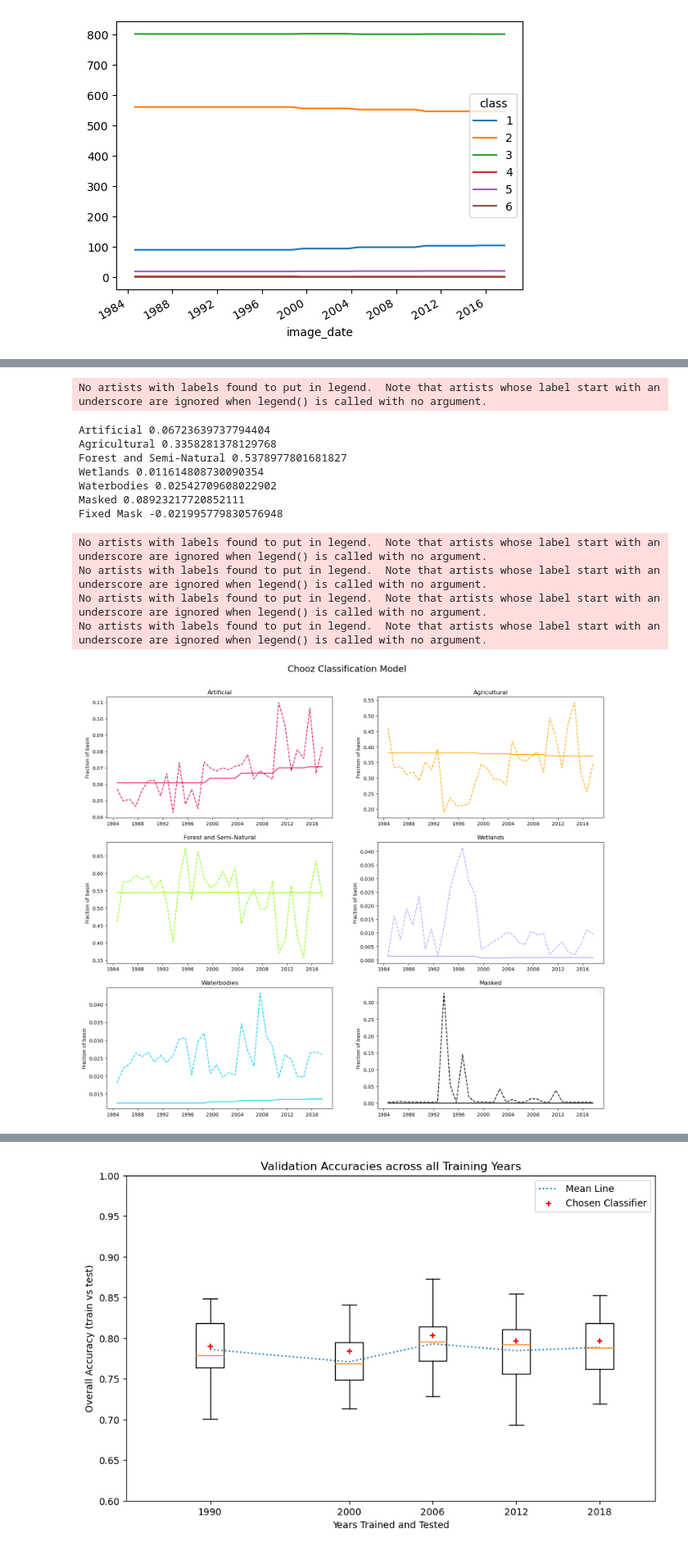
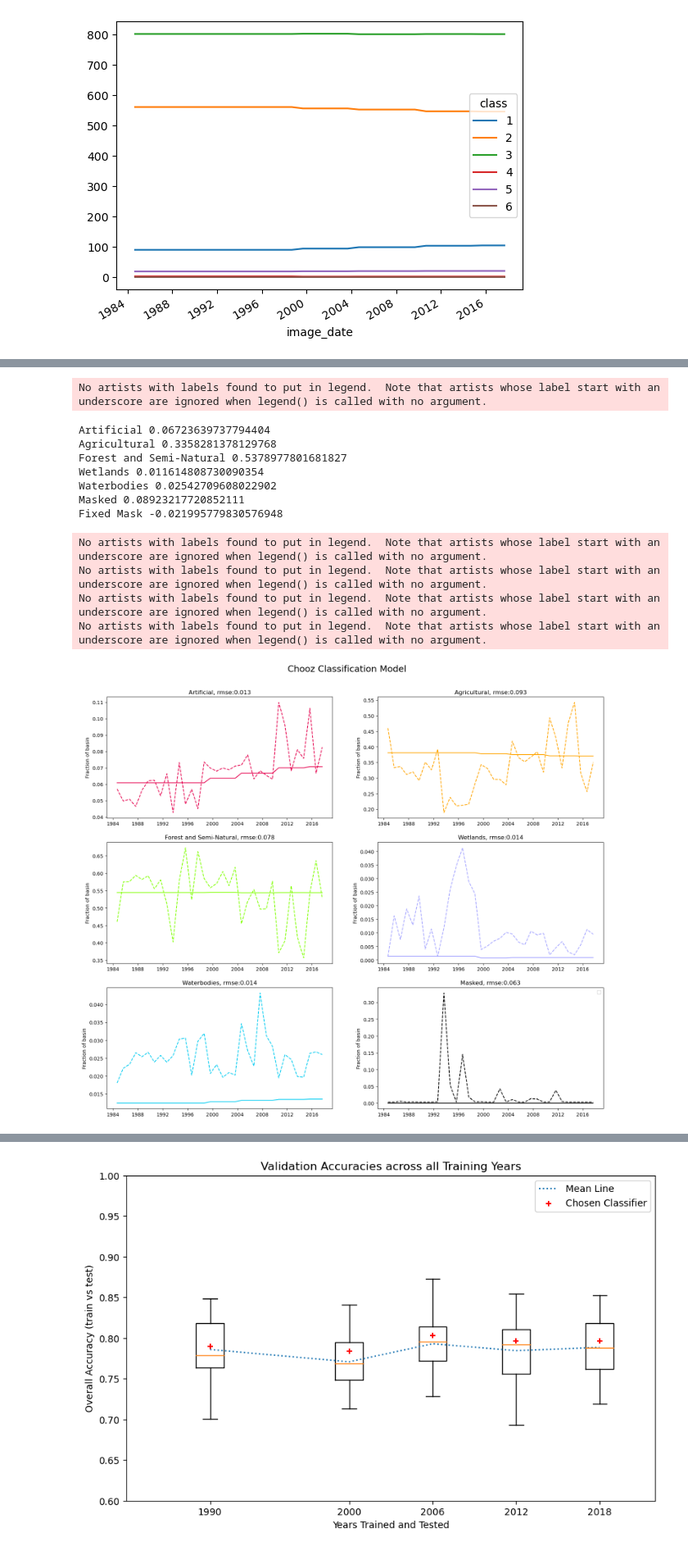
Before and after one commit to manrahan/MOH_MSc_Thesis, a Jupyter notebook: 1.1.1 EE_Meuse.ipynb, the cells around one changed output, grey strips where cells are left out. Shown: that part at 82% size. Drawn from its saved outputs; the diff is of its cells as text; code cells hidden in the pictures.

Commit message:
Post Meeting Cleaning Classification Creation (Max Training)
I work on creating the classifiers and training over the whole meuse catchments in the study

```diff
--- a/1.1.1 EE_Meuse.ipynb
+++ b/1.1.1 EE_Meuse.ipynb
@@ -735,8 +731,8 @@ MultiIndex([('area_CORINE',            '1'),
 classArea_df.to_excel('ClassArea_test.xlsx', merge_cells=True)
 # %%
 classArea_df1 = pd.read_excel('chooz_weighted.xlsx', header=[0,1], index_col=[0], parse_dates=True)
-acc = pd.Series(accuracy)
-classArea_df1.testing['accuracy2'] = acc
+#acc = pd.Series(accuracy)
+#classArea_df1.testing['accuracy2'] = acc
 classArea_df1.area_CORINE.plot()
 # %% [output]
 <AxesSubplot:xlabel='image_date'>
@@ -804,6 +800,24 @@ Masked 0.08923217720852111
 | 31 | 2015-08-31 22:00:00 | 104.061006 | 545.604586 | 801.032115 | 1.373331 | 19.968028 | 156.484885 | 464.137938 | 799.727427 | 8.260089 | ... |
 | 32 | 2016-08-31 22:00:00 | 104.061006 | 545.604586 | 801.032115 | 1.373331 | 19.968028 | 98.161823 | 376.853055 | 936.413499 | 16.581373 | ... |
 | 33 | 2017-08-31 22:00:00 | 104.061006 | 545.604586 | 801.032115 | 1.373331 | 19.968028 | 121.567033 | 516.468541 | 777.142914 | 13.953271 | ... |
+# %%
+def compute_rmse(y_true: pd.Series, y_pred: pd.Series) -> float:
+    """
+    Computes the root mean squared error (RMSE) of two pandas Series.
+    """
+    # Ensure both Series have the same length
+    assert len(y_true) == len(y_pred), "Input Series must have the same length"
+
+    # Compute the difference between the true and predicted values
+    error = y_true - y_pred
+
+    # Compute the mean squared error (MSE)
+    mse = np.mean(error**2)
+
+    # Compute the RMSE
+    rmse = np.sqrt(mse)
+
+    return rmse
 # %%
 
 rdx = classArea_df1.reset_index().fillna(0)
@@ -840,40 +854,50 @@ for i in range(6):
     elif i==3:
         col=1
         row=1
     elif i==4:
         col=0
         row=2
 
     if i<5:
+        y_pred = grouped.area_RF.iloc[:,i]/grouped.catchment.area
+
+        y_true = grouped.area_CORINE.iloc[:,i]/grouped.catchment.area
+
+        rmse = compute_rmse(y_true, y_pred)
         ax = axes[row, col]
-        ax.set_title(class_name[i])
-        ax.plot(grouped.area_RF.iloc[:,i]/grouped.catchment.area,linestyle='dashed', c=colors[i], label=f'{class_name[i]} modelled')
-        ax.plot(grouped.area_CORINE.iloc[:,i]/grouped.catchment.area, c=colors[i], label=f'{class_name[i]} corine')
+        ax.set_title(f'{class_name[i]}, rmse:{rmse:.3f}')
+        ax.plot(y_pred,linestyle='dashed', c=colors[i], label=f'{class_name[i]} modelled')
+        ax.plot(y_true, c=colors[i], label=f'{class_name[i]} corine')
         ax.set_ylabel('Fraction of basin')
         plt.legend()
 
     if i==5:
         col=1
         row=2
         ax = axes[row, col]
-        ax.set_title(class_name[i])
-        ax.plot(grouped.area_RF.masked.abs()/grouped.catchment.area, linestyle='dashed', c=colors[i], label= f'')
-        ax.plot(grouped.area_CORINE.iloc[:,i]/grouped.catchment.area, c=colors[i])
+        y_pred = grouped.area_RF.masked.abs()/grouped.catchment.area
+
+        y_true = grouped.area_CORINE.iloc[:,i]/grouped.catchment.area
+
+        rmse = compute_rmse(y_true, y_pred)
+        ax.set_title(f'{class_name[i]}, rmse:{rmse:.3f}')
+        ax.plot(y_pred, linestyle='dashed', c=colors[i], label= f'')
+        ax.plot(y_true/grouped.catchment.area, c=colors[i])
         ax.set_ylabel('Fraction of basin')
 # %% [output]
 No artists with labels found to put in legend.  Note that artists whose label start with an underscore are ignored when legend() is called with no argument.
 Artificial 0.06723639737794404
 Agricultural 0.3358281378129768
 Forest and Semi-Natural 0.5378977801681827
 Wetlands 0.011614808730090354
 Waterbodies 0.02542709608022902
 Masked 0.08923217720852111
 Fixed Mask -0.021995779830576948
 No artists with labels found to put in legend.  Note that artists whose label start with an underscore are ignored when legend() is called with no argument.
 No artists with labels found to put in legend.  Note that artists whose label start with an underscore are ignored when legend() is called with no argument.
 No artists with labels found to put in legend.  Note that artists whose label start with an underscore are ignored when legend() is called with no argument.
 No artists with labels found to put in legend.  Note that artists whose label start with an underscore are ignored when legend() is called with no argument.
-[figure, old version]
+[figure, new version]
 # %%
 class_search = pd.read_excel('../Outputs/meuse/RF_classification/preTuning/classifier_search.xlsx', header=[0,1], index_col=0, parse_dates=True)
 class_search.keys()
```
Also changed, not shown: parts of 3 cells of this notebook, 3 other files.
